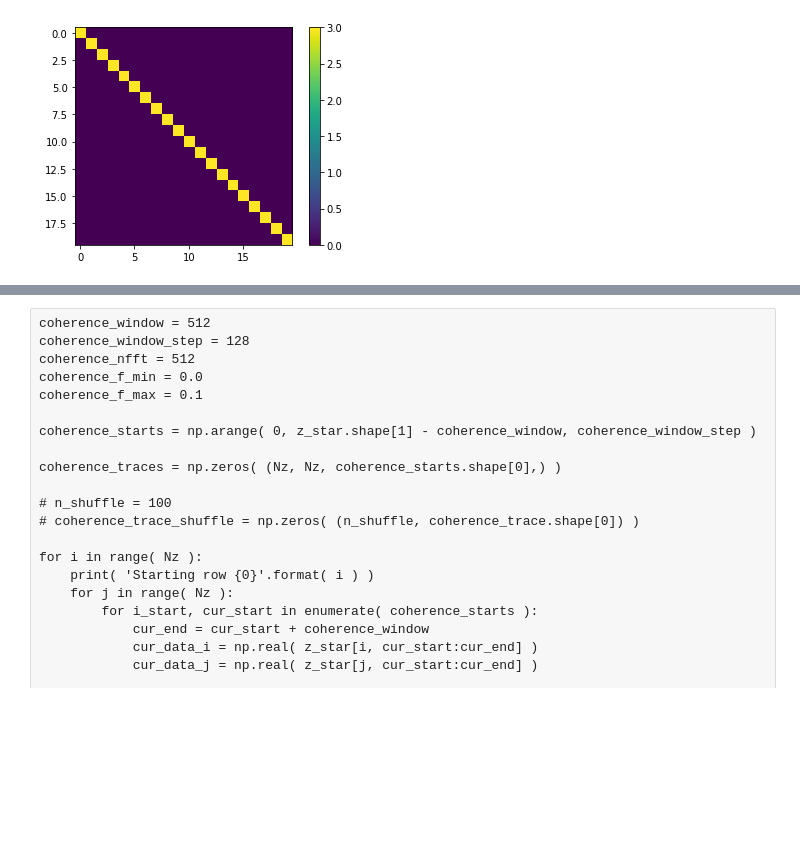
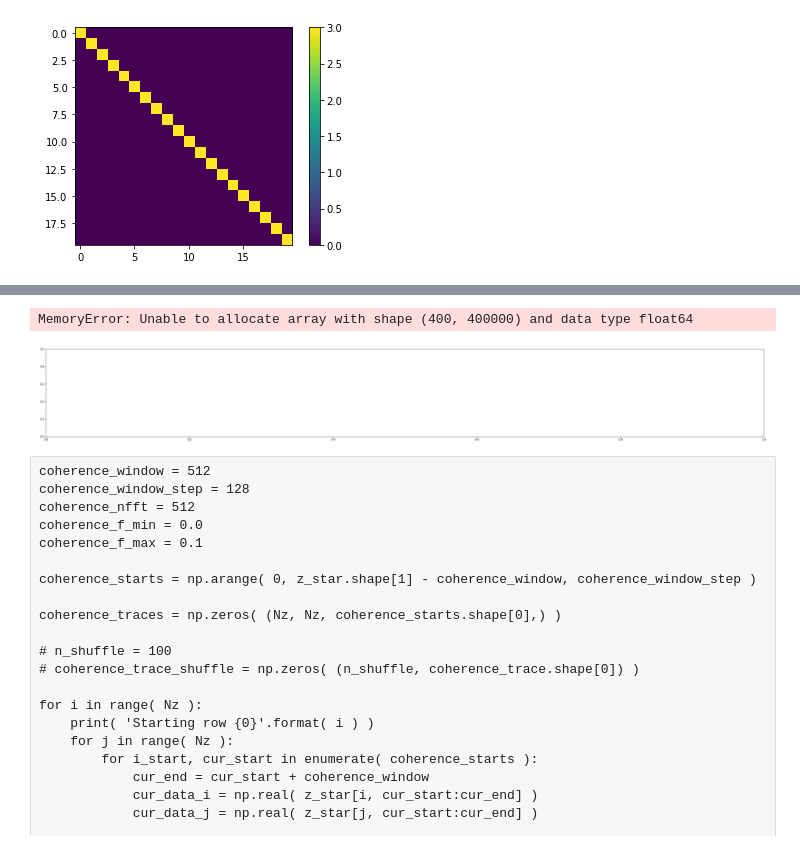
Before and after one commit to maxcollard/stahn, a Jupyter notebook: hopf-ast2.ipynb, the cells around one changed output, grey strips where cells are left out. Cells and saved outputs as stored; diff of their text form; code cells hidden in the pictures; blank space fills up the shorter version.

```diff
--- a/hopf-ast2.ipynb
+++ b/hopf-ast2.ipynb
@@ -166,3 +180,11 @@ plt.show()
+# %%
+plt.figure( figsize = (48, 6) )
+plt.imshow( np.real( y_star[(Nz+Na):, :] ), aspect = 'auto', cmap = 'Spectral_r' )
+plt.clim( -1, 1 )
+plt.show()
+# %% [output]
+MemoryError: Unable to allocate array with shape (400, 400000) and data type float64
+[figure, added]
 # %%
 plt.figure( figsize = (48, 6) )
 plt.plot( np.unwrap( np.angle( y_star[(Nz+Na):, :] ) ).T )
```
Also changed, not shown: parts of 40 cells of this notebook, 5 other files.
